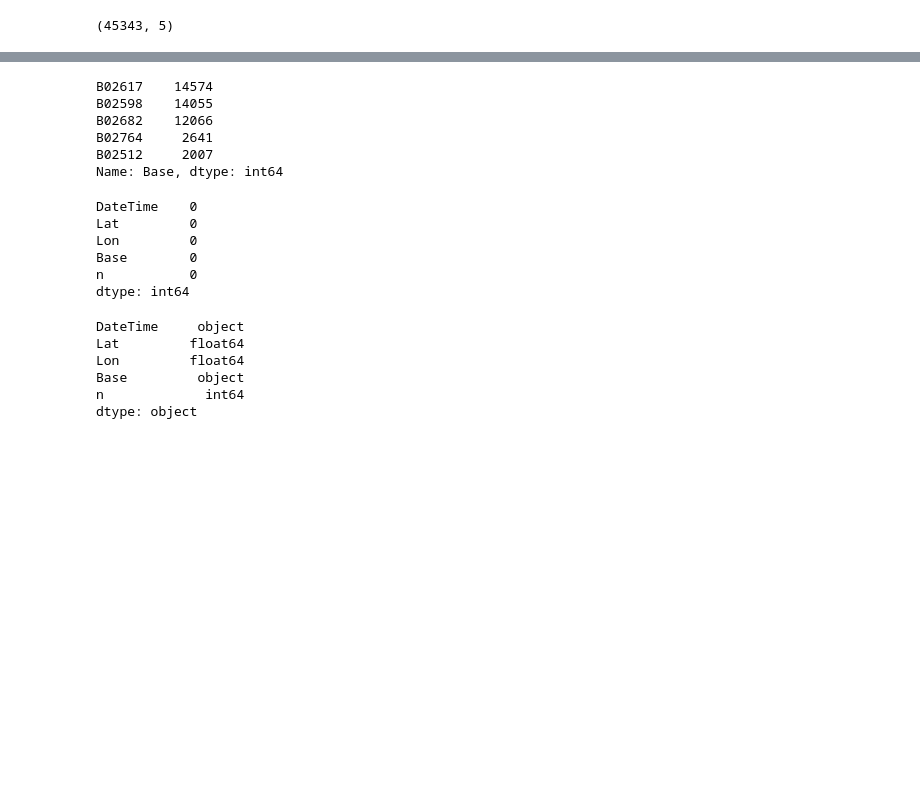
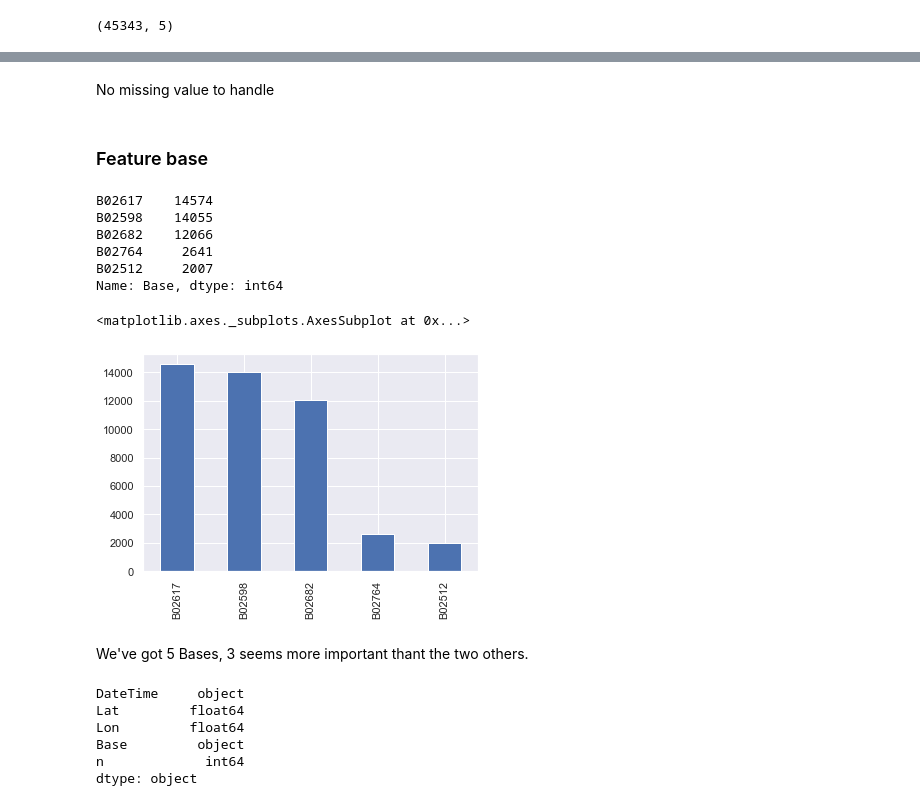
Before and after one commit to yrahan/uber, a Jupyter notebook: Uber Data Analysis Project.ipynb, the cells around one changed output, grey strips where cells are left out. Drawn from its saved outputs; the diff is of its cells as text; code cells hidden in the pictures; blank space fills up the shorter version.

```diff
--- a/Uber Data Analysis Project.ipynb
+++ b/Uber Data Analysis Project.ipynb
@@ -75,3 +88,7 @@ data_2014.shape
+# %% [markdown]
+No missing value to handle
+# %% [markdown]
+### Feature base
 # %%
 data_2014.Base.value_counts()
 # %% [output]
@@ -81,12 +98,3 @@ B02682    12066
 B02764     2641
 B02512     2007
 Name: Base, dtype: int64
-# %%
-data_2014.isna().sum()
-# %% [output]
-DateTime    0
-Lat         0
-Lon         0
-Base        0
-n           0
-dtype: int64
@@ -95,3 +101,10 @@ dtype: int64
+# %%
+data_2014.Base.value_counts().plot(kind='bar')
+# %% [output]
+<matplotlib.axes._subplots.AxesSubplot at 0x...>
+[figure, added]
+# %% [markdown]
+We've got 5 Bases, 3 seems more important thant the two others.
 # %%
 data_2014.dtypes
 # %% [output]
```
Also changed, not shown: parts of 14 cells of this notebook.
